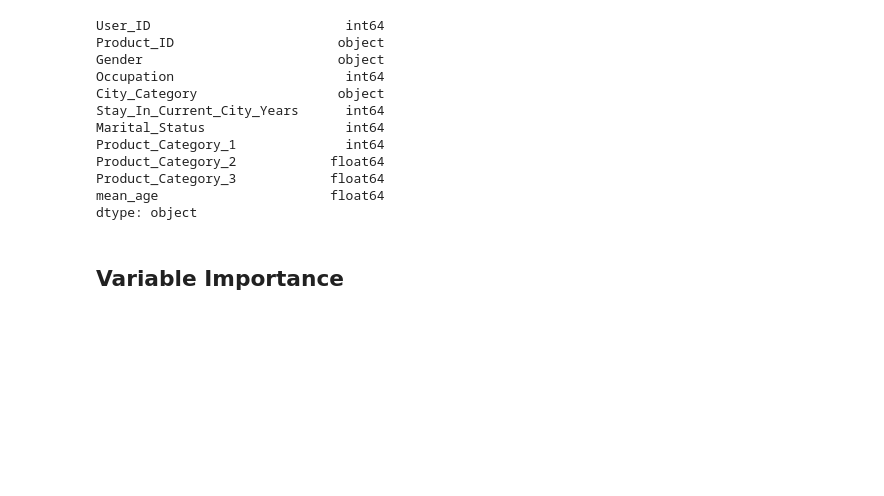
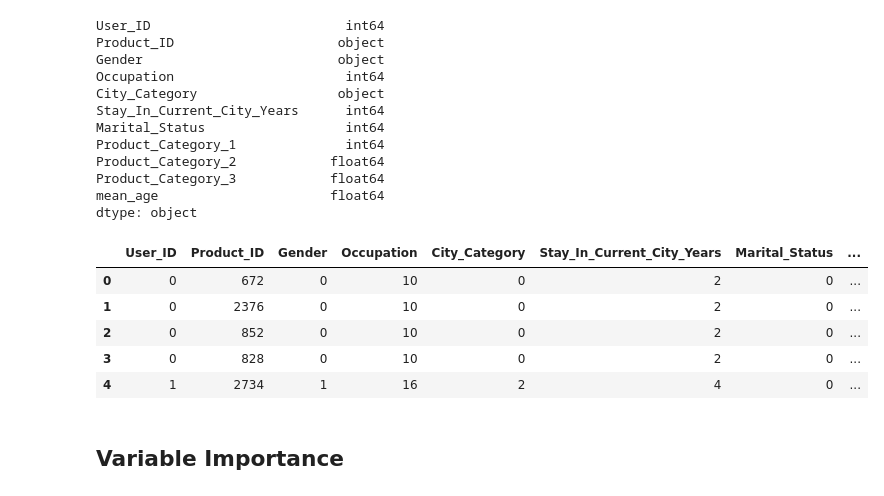
Before and after one commit to MayukhSobo/AnalyticsVidya_Contests, a Jupyter notebook: BF_customer_behaviour/Feature_importance.ipynb, the cells around one changed output. Drawn from its saved outputs; the diff is of its cells as text; code cells hidden in the pictures; blank space fills up the shorter version.

```diff
--- a/BF_customer_behaviour/Feature_importance.ipynb
+++ b/BF_customer_behaviour/Feature_importance.ipynb
@@ -108,8 +108,16 @@ dtrain['Gender'] = le.fit_transform(dtrain.Gender)
 dtrain['User_ID'] = le.fit_transform(dtrain.User_ID)
 dtrain['Product_ID'] = le.fit_transform(dtrain.Product_ID)
 # %%
+dtrain['Purchase'] = response
+dtrain.to_csv('data/cleaned_train.csv')
 dtrain.head()
-dtrain.to_csv('data/cleaned_train.csv')
+# %% [output]
+|  | User_ID | Product_ID | Gender | Occupation | City_Category | Stay_In_Current_City_Years | Marital_Status | ... |
+| 0 | 0 | 672 | 0 | 10 | 0 | 2 | 0 | ... |
+| 1 | 0 | 2376 | 0 | 10 | 0 | 2 | 0 | ... |
+| 2 | 0 | 852 | 0 | 10 | 0 | 2 | 0 | ... |
+| 3 | 0 | 828 | 0 | 10 | 0 | 2 | 0 | ... |
+| 4 | 1 | 2734 | 1 | 16 | 2 | 4 | 0 | ... |
 # %% [markdown]
 ## Variable Importance
 # %%
```
Also changed, not shown: parts of 1 cell of this notebook.
